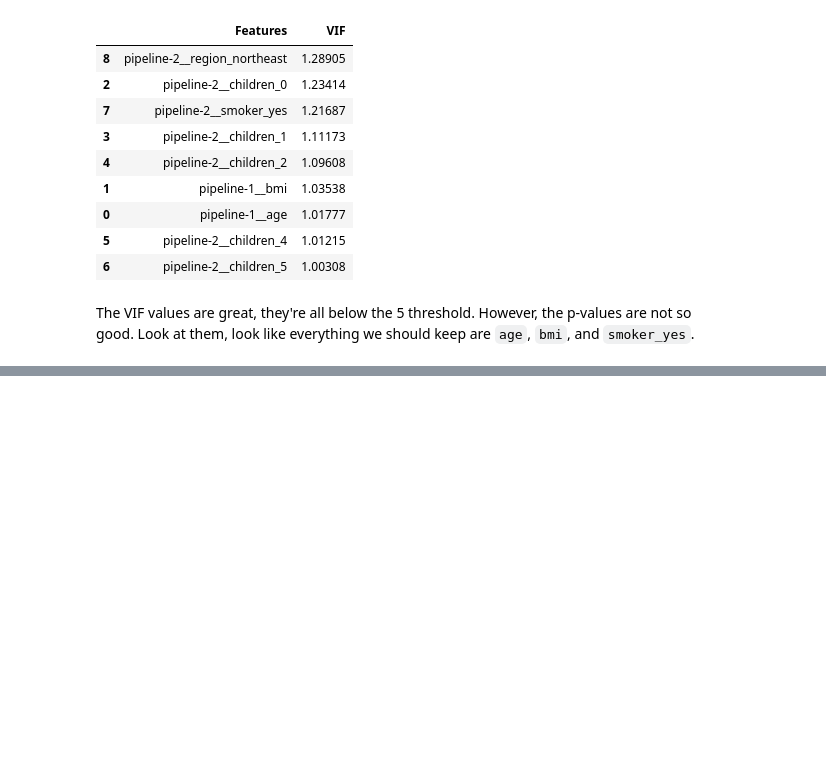
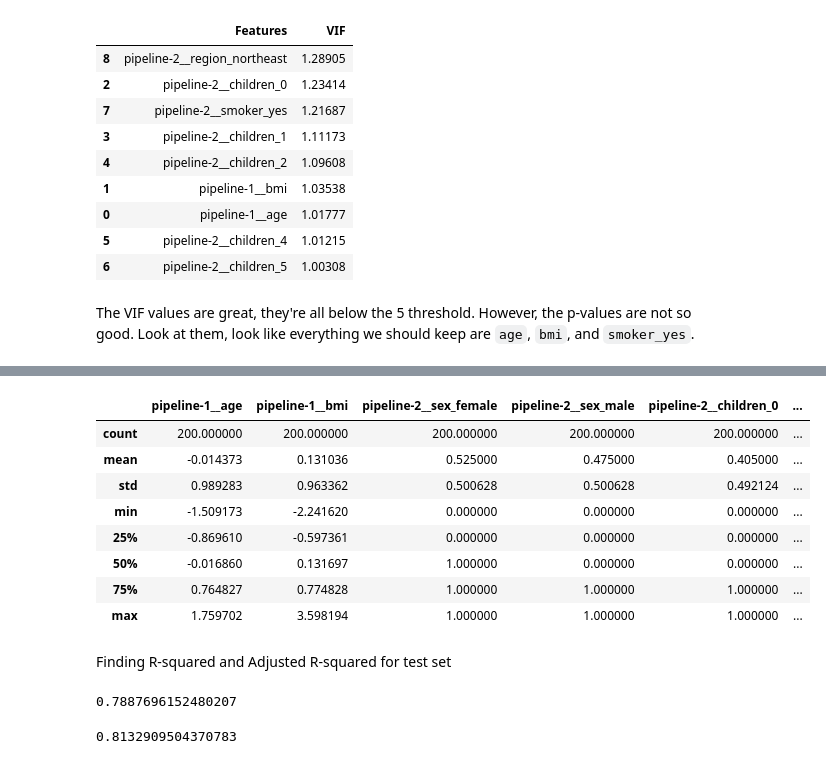
Before and after one commit to tandao0909/optimization-in-finance, a Jupyter notebook: finance.ipynb, the cells around one changed output, grey strips where cells are left out. Saved outputs shown, nothing was run; the diff lists cells and outputs as text; code cells hidden in the pictures; blank space fills up the shorter version.

```diff
--- a/finance.ipynb
+++ b/finance.ipynb
@@ -308,0 +363,22 @@ The VIF values are great, they're all below the 5 threshold. However, the p-valu
+# %%
+X_valid = valid.drop("charges", axis=1)
+y_valid = valid["charges"]
+# %%
+X_valid_preprocessed = preprocessing.transform(X_valid)
+# %%
+X_valid_preprocessed_dataframe = pd.DataFrame(
+    X_valid_preprocessed,
+    index=X_valid.index,
+    columns=preprocessing.get_feature_names_out(),
+)
+X_valid_preprocessed_dataframe.describe()
+# %% [output]
+|  | pipeline-1__age | pipeline-1__bmi | pipeline-2__sex_female | pipeline-2__sex_male | pipeline-2__children_0 | ... |
+| count | 200.000000 | 200.000000 | 200.000000 | 200.000000 | 200.000000 | ... |
+| mean | -0.014373 | 0.131036 | 0.525000 | 0.475000 | 0.405000 | ... |
+| std | 0.989283 | 0.963362 | 0.500628 | 0.500628 | 0.492124 | ... |
+| min | -1.509173 | -2.241620 | 0.000000 | 0.000000 | 0.000000 | ... |
+| 25% | -0.869610 | -0.597361 | 0.000000 | 0.000000 | 0.000000 | ... |
+| 50% | -0.016860 | 0.131697 | 1.000000 | 0.000000 | 0.000000 | ... |
+| 75% | 0.764827 | 0.774828 | 1.000000 | 1.000000 | 1.000000 | ... |
+| max | 1.759702 | 3.598194 | 1.000000 | 1.000000 | 1.000000 | ... |
@@ -308,0 +393,16 @@ The VIF values are great, they're all below the 5 threshold. However, the p-valu
+# %% [markdown]
+Finding R-squared and Adjusted R-squared for test set
+# %%
+from sklearn.metrics import r2_score
+
+r2_score(y_valid, y_predict)
+# %% [output]
+0.7887696152480207
+# %%
+# Adjusted R-squared
+
+n, p = X_valid.shape
+
+1 - (1 - r2_score(y_valid, y_predict) * (n - 1) / (n - p - 1))
+# %% [output]
+0.8132909504370783
```
Also changed, not shown: parts of 13 cells of this notebook.
